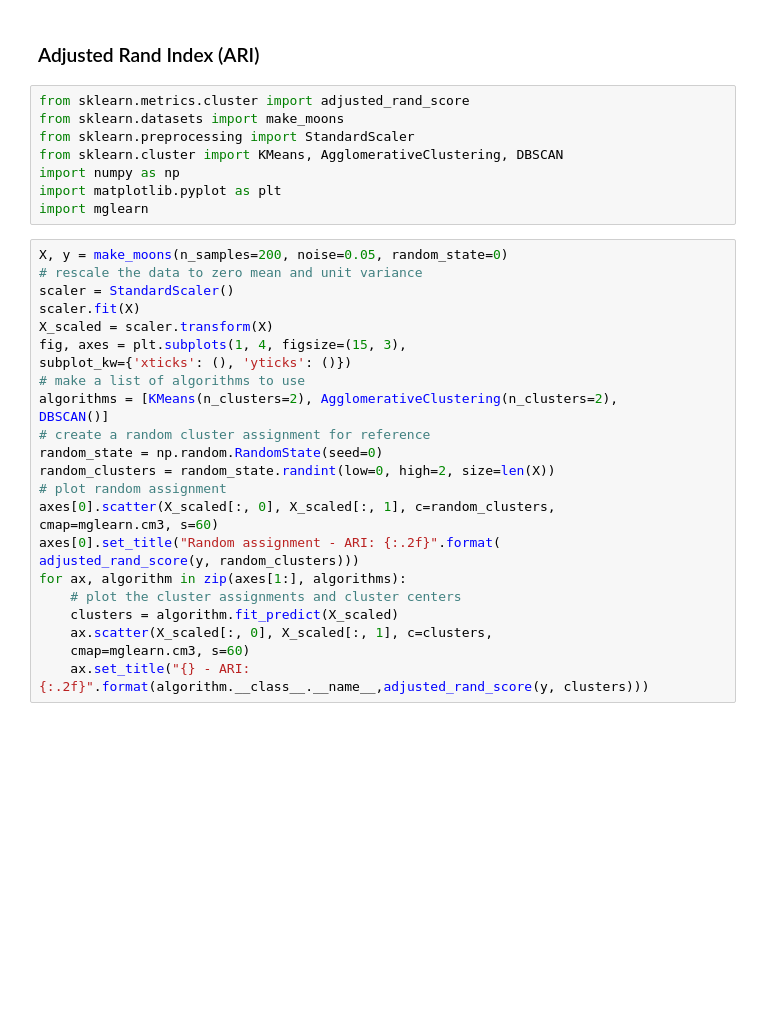
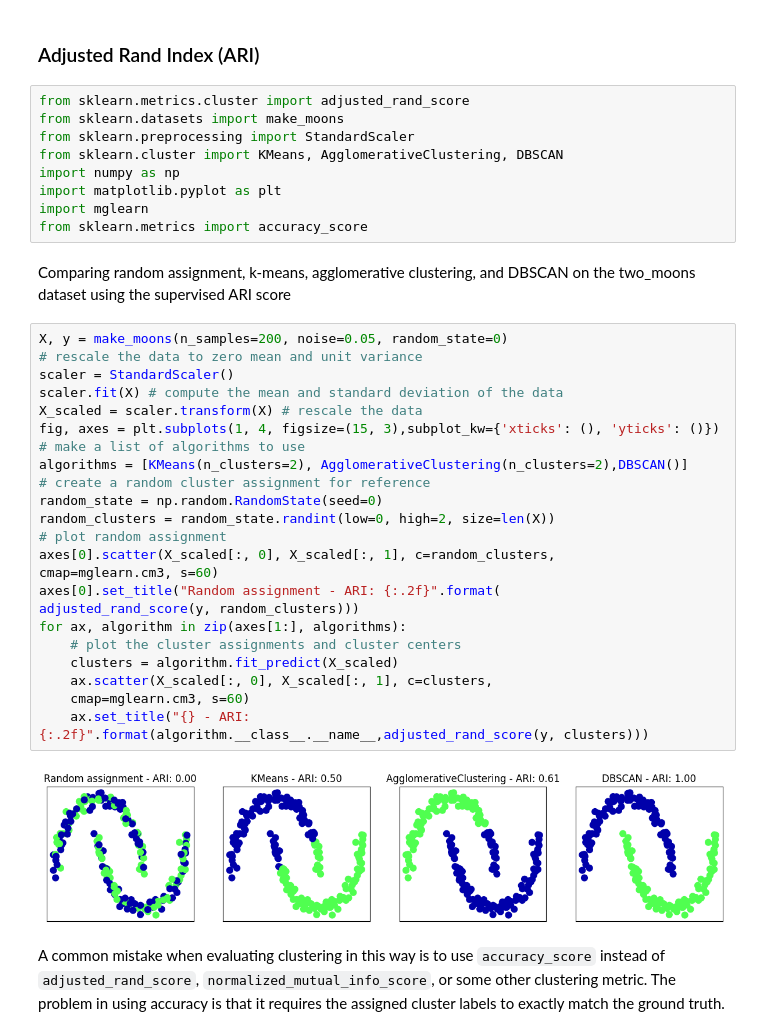
Before and after one commit to jurgenfolz/Machine-Learning-Examples, a Jupyter notebook: Unsupervised Learning/Clustering/Comparing and Evaluating Clustering Algorithms.ipynb, the cells around one changed output. Saved outputs shown, nothing was run; the diff lists cells and outputs as text; blank space fills up the shorter version.

```diff
--- a/Unsupervised Learning/Clustering/Comparing and Evaluating Clustering Algorithms.ipynb
+++ b/Unsupervised Learning/Clustering/Comparing and Evaluating Clustering Algorithms.ipynb
@@ -10,28 +10,33 @@ from sklearn.cluster import KMeans, AgglomerativeClustering, DBSCAN
 import numpy as np
 import matplotlib.pyplot as plt
 import mglearn
+from sklearn.metrics import accuracy_score
+# %% [markdown]
+Comparing random assignment, k-means, agglomerative clustering, and DBSCAN on the two_moons dataset using the supervised ARI score
 # %%
 X, y = make_moons(n_samples=200, noise=0.05, random_state=0)
 # rescale the data to zero mean and unit variance
 scaler = StandardScaler()
-scaler.fit(X)
-X_scaled = scaler.transform(X)
-fig, axes = plt.subplots(1, 4, figsize=(15, 3),
-subplot_kw={'xticks': (), 'yticks': ()})
+scaler.fit(X) # compute the mean and standard deviation of the data
+X_scaled = scaler.transform(X) # rescale the data
+fig, axes = plt.subplots(1, 4, figsize=(15, 3),subplot_kw={'xticks': (), 'yticks': ()})
 # make a list of algorithms to use
-algorithms = [KMeans(n_clusters=2), AgglomerativeClustering(n_clusters=2),
-DBSCAN()]
+algorithms = [KMeans(n_clusters=2), AgglomerativeClustering(n_clusters=2),DBSCAN()]
 # create a random cluster assignment for reference
 random_state = np.random.RandomState(seed=0)
 random_clusters = random_state.randint(low=0, high=2, size=len(X))
 # plot random assignment
 axes[0].scatter(X_scaled[:, 0], X_scaled[:, 1], c=random_clusters,
 cmap=mglearn.cm3, s=60)
 axes[0].set_title("Random assignment - ARI: {:.2f}".format(
 adjusted_rand_score(y, random_clusters)))
 for ax, algorithm in zip(axes[1:], algorithms):
     # plot the cluster assignments and cluster centers
     clusters = algorithm.fit_predict(X_scaled)
     ax.scatter(X_scaled[:, 0], X_scaled[:, 1], c=clusters,
     cmap=mglearn.cm3, s=60)
     ax.set_title("{} - ARI: {:.2f}".format(algorithm.__class__.__name__,adjusted_rand_score(y, clusters)))
+# %% [output]
+[figure, added]
+# %% [markdown]
+A common mistake when evaluating clustering in this way is to use `accuracy_score` instead of `adjusted_rand_score`, `normalized_mutual_info_score`, or some other clustering metric. The problem in using accuracy is that it requires the assigned cluster labels to exactly match the ground truth.
```
Also changed, not shown: parts of 14 cells of this notebook.
